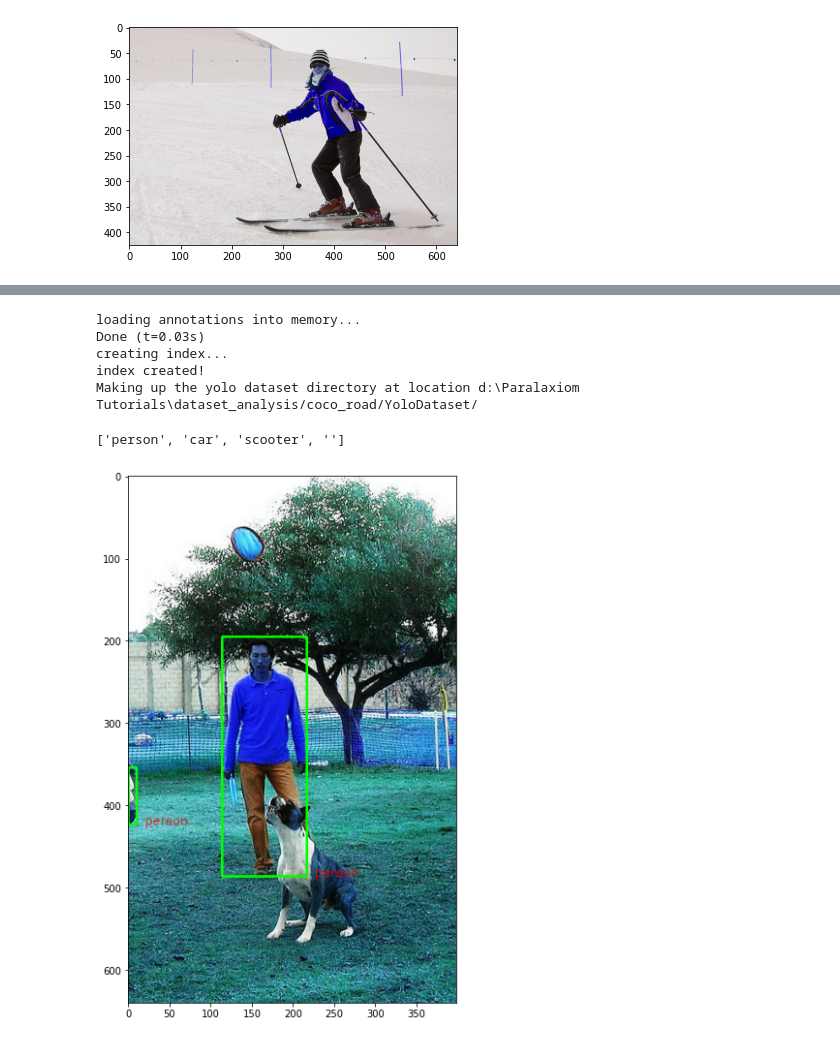
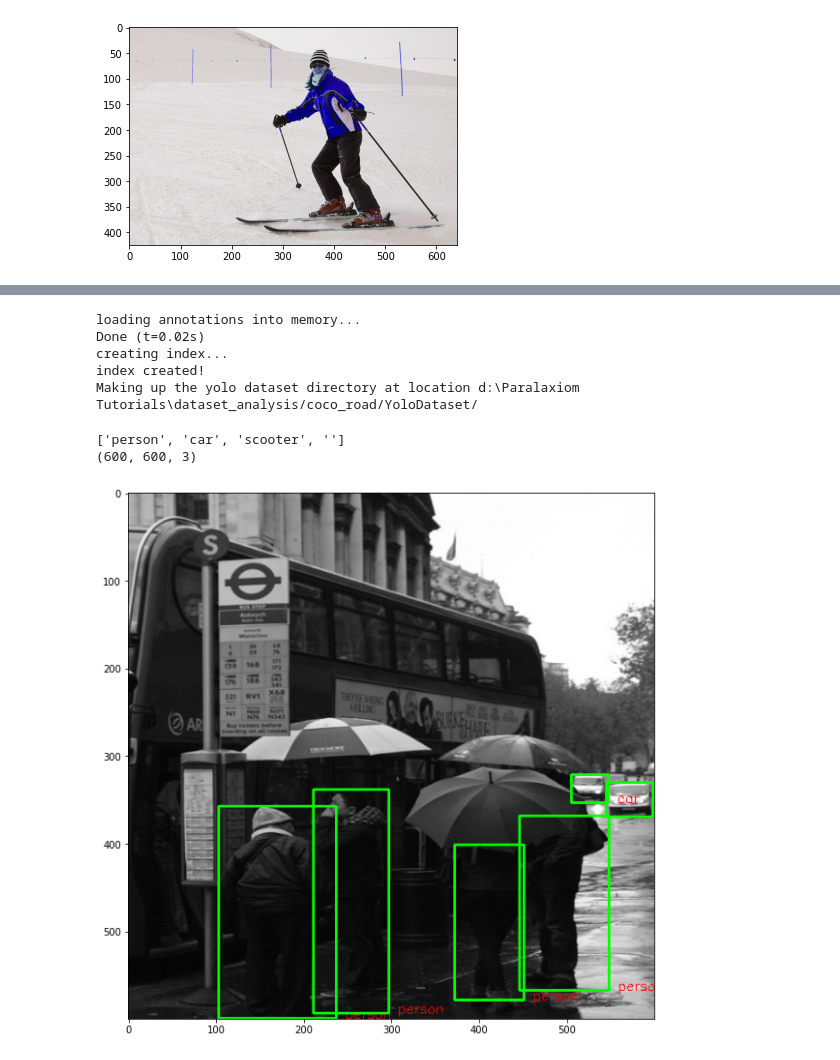
Before and after one commit to gaurav8341/dataset_analysis, a Jupyter notebook: DatasetAnalysis.ipynb, the cells around one changed output, grey strips where cells are left out. Saved outputs shown, nothing was run; the diff lists cells and outputs as text; code cells hidden in the pictures.

```diff
--- a/DatasetAnalysis.ipynb
+++ b/DatasetAnalysis.ipynb
@@ -217,9 +219,9 @@ D:\Paralaxiom Tutorials\dataset_analysis\coco_road\images\train\000000096493.jpg
 # %%
 from Converter import CocoToYoloConverter
-YoloDataset = CocoToYoloConverter.CocoToYoloConverter('D:\\Paralaxiom Tutorials\\dataset_analysis\\coco_road\\train.json', yoloPath="/coco_road/YoloDataset/")
+YoloDataset = CocoToYoloConverter.CocoToYoloConverter(jsonpath = 'D:\\Paralaxiom Tutorials\\dataset_analysis\\coco_road\\train.json', imagePath = 'D:\\Paralaxiom Tutorials\\dataset_analysis\\coco_road\\images\\train', yoloPath="/coco_road/YoloDataset/", height=600, width=600)
 # %% [output]
 loading annotations into memory...
-Done (t=0.03s)
+Done (t=0.02s)
 creating index...
 index created!
 Making up the yolo dataset directory at location d:\Paralaxiom Tutorials\dataset_analysis/coco_road/YoloDataset/
@@ -237,7 +239,9 @@ def plotImagesYolo(path = 'D:\\Paralaxiom Tutorials\\dataset_analysis\\coco_road
 
     for iPath in imgPaths:
         img = cv2.imread(os.path.join(imagePath, iPath))
+        print(img.shape)
         anns = []
+
         with open(os.path.join(annotations, iPath.split('.')[0]+'.txt'), 'r') as f:
             anns = f.read().split('\n')
             anns = [a.split(' ') for a in anns if len(a.split(' ')) == 5]
@@ -251,11 +255,12 @@ def plotImagesYolo(path = 'D:\\Paralaxiom Tutorials\\dataset_analysis\\coco_road
             cv2.putText(img ,category, (int(bbox[0]+bbox[2]+10),int(bbox[1]+bbox[3])) ,0, 0.5, (255,0,0) )
         plt.figure(figsize=(10,10))
         plt.imshow( img)
-
-plotImagesYolo()
-# %% [output]
-['person', 'car', 'scooter', '']
-[figure, removed]
+# %%
+plotImagesYolo(imagePath='D:\\Paralaxiom Tutorials\\dataset_analysis\\coco_road\\YoloDataset\\images')
+# %% [output]
+['person', 'car', 'scooter', '']
+(600, 600, 3)
+[figure, added]
 # %%
 plotImagesYolo(path = 'D:\\Paralaxiom Tutorials\\dataset_analysis\\yoloDataset', imagePath = 'D:\\Dataset\\data_object_image_2\\training\\image_2')
 # %% [output]
```
Also changed, not shown: parts of 8 cells of this notebook, 2 other files.
